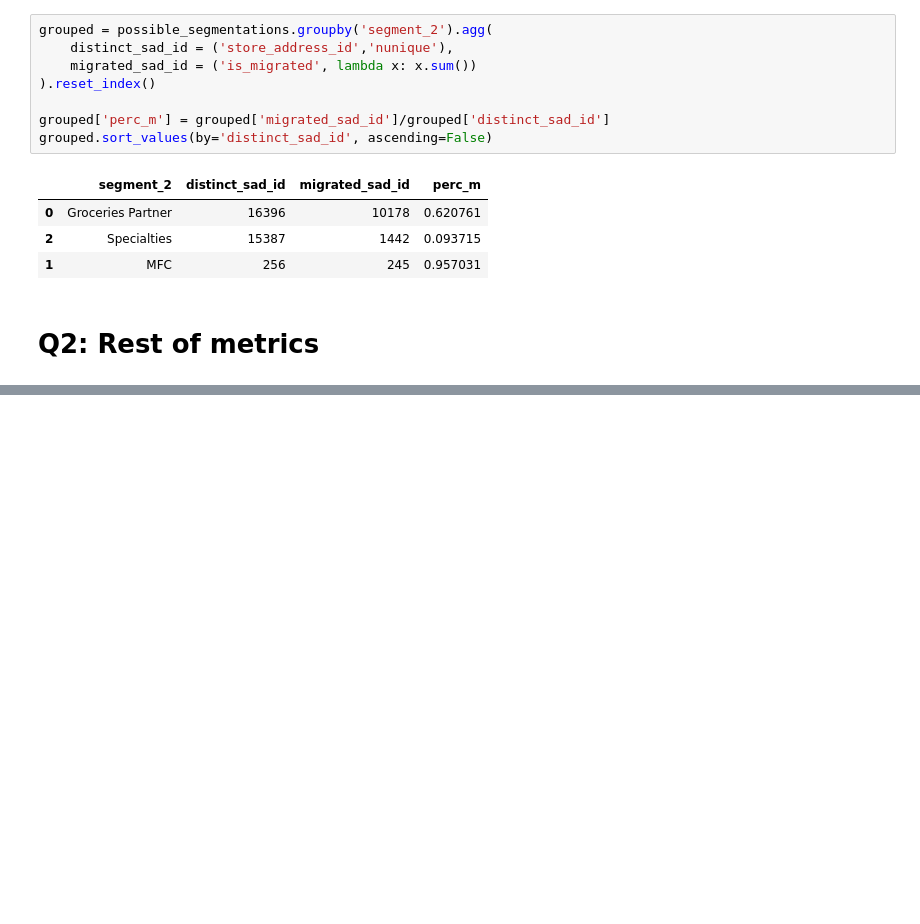
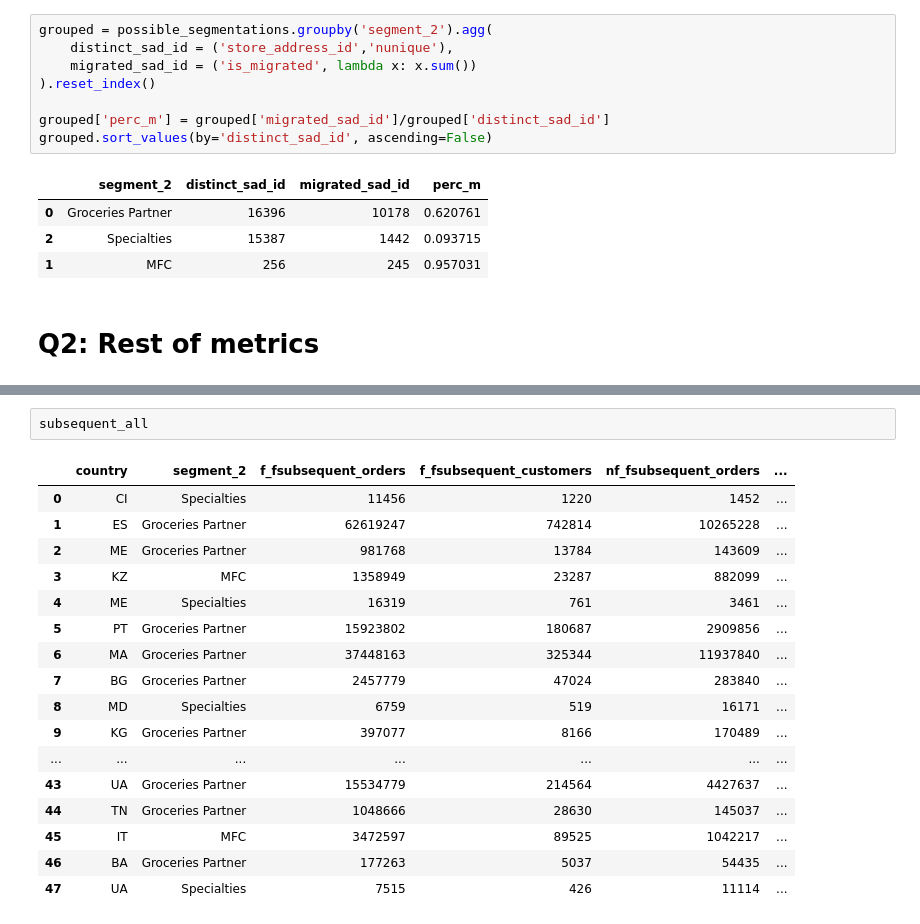
Before and after one commit to JordiCremades4444/central-node, a Jupyter notebook: notebooks/982_2024_10_05_fresh_products/fresh_products_v3.ipynb, the cells around one changed output, grey strips where cells are left out. Cells and saved outputs as stored; diff of their text form; blank space fills up the shorter version.

```diff
--- a/notebooks/982_2024_10_05_fresh_products/fresh_products_v3.ipynb
+++ b/notebooks/982_2024_10_05_fresh_products/fresh_products_v3.ipynb
@@ -85,0 +183,20 @@ https://starburst.g8s-data-platform-prod.glovoint.com/oauth2/token/initiate/e70a
+# %%
+subsequent_all
+# %% [output]
+|  | country | segment_2 | f_fsubsequent_orders | f_fsubsequent_customers | nf_fsubsequent_orders | ... |
+| 0 | CI | Specialties | 11456 | 1220 | 1452 | ... |
+| 1 | ES | Groceries Partner | 62619247 | 742814 | 10265228 | ... |
+| 2 | ME | Groceries Partner | 981768 | 13784 | 143609 | ... |
+| 3 | KZ | MFC | 1358949 | 23287 | 882099 | ... |
+| 4 | ME | Specialties | 16319 | 761 | 3461 | ... |
+| 5 | PT | Groceries Partner | 15923802 | 180687 | 2909856 | ... |
+| 6 | MA | Groceries Partner | 37448163 | 325344 | 11937840 | ... |
+| 7 | BG | Groceries Partner | 2457779 | 47024 | 283840 | ... |
+| 8 | MD | Specialties | 6759 | 519 | 16171 | ... |
+| 9 | KG | Groceries Partner | 397077 | 8166 | 170489 | ... |
+| ... | ... | ... | ... | ... | ... | ... |
+| 43 | UA | Groceries Partner | 15534779 | 214564 | 4427637 | ... |
+| 44 | TN | Groceries Partner | 1048666 | 28630 | 145037 | ... |
+| 45 | IT | MFC | 3472597 | 89525 | 1042217 | ... |
+| 46 | BA | Groceries Partner | 177263 | 5037 | 54435 | ... |
+| 47 | UA | Specialties | 7515 | 426 | 11114 | ... |
```
Also changed, not shown: parts of 10 cells of this notebook, 13 other files.
